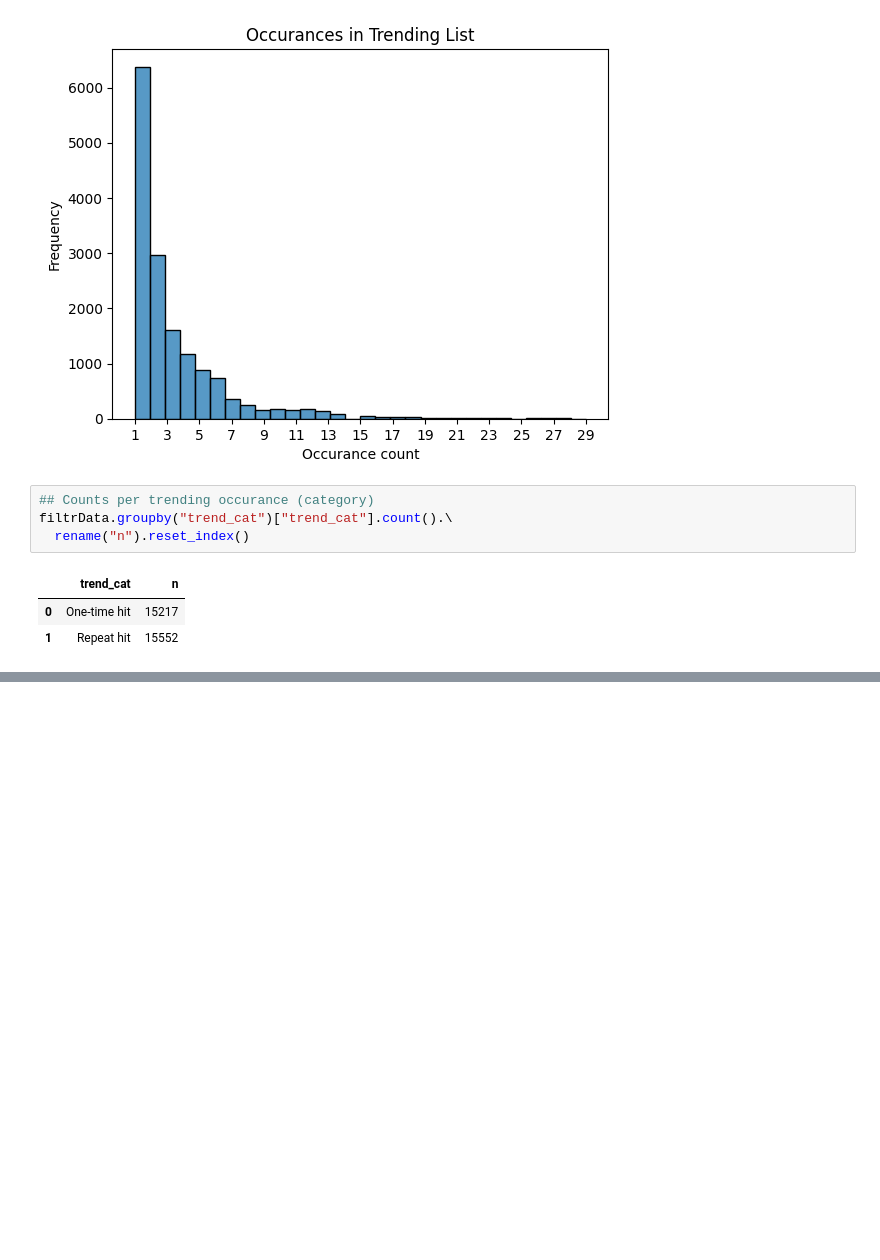
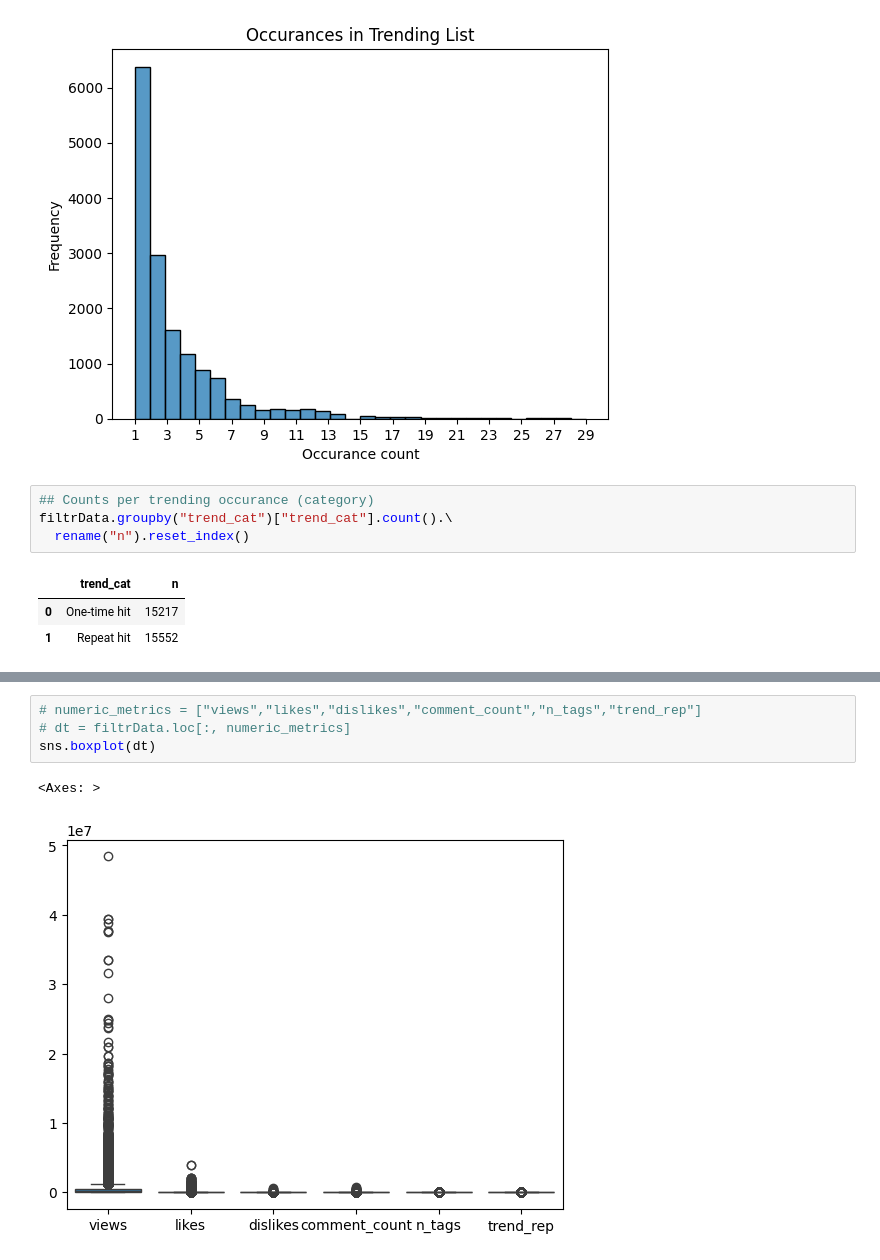
Before and after one commit to Thampi-hub/Springboard_RT, a Jupyter notebook: Capstone_2/2_DataWrangling/readData.ipynb, the cells around one changed output, grey strips where cells are left out. Cells and saved outputs as stored; diff of their text form; blank space fills up the shorter version.

```diff
--- a/Capstone_2/2_DataWrangling/readData.ipynb
+++ b/Capstone_2/2_DataWrangling/readData.ipynb
@@ -222,0 +233,7 @@ dtype: int64
+# %%
+# numeric_metrics = ["views","likes","dislikes","comment_count","n_tags","trend_rep"]
+# dt = filtrData.loc[:, numeric_metrics]
+sns.boxplot(dt)
+# %% [output]
+<Axes: >
+[figure, added]
```
Also changed, not shown: parts of 7 cells of this notebook.
